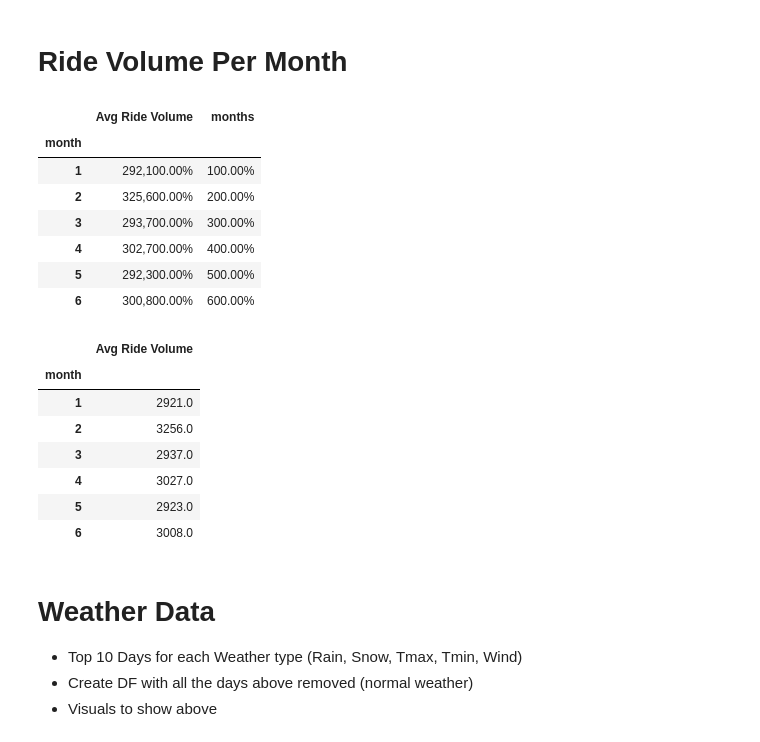
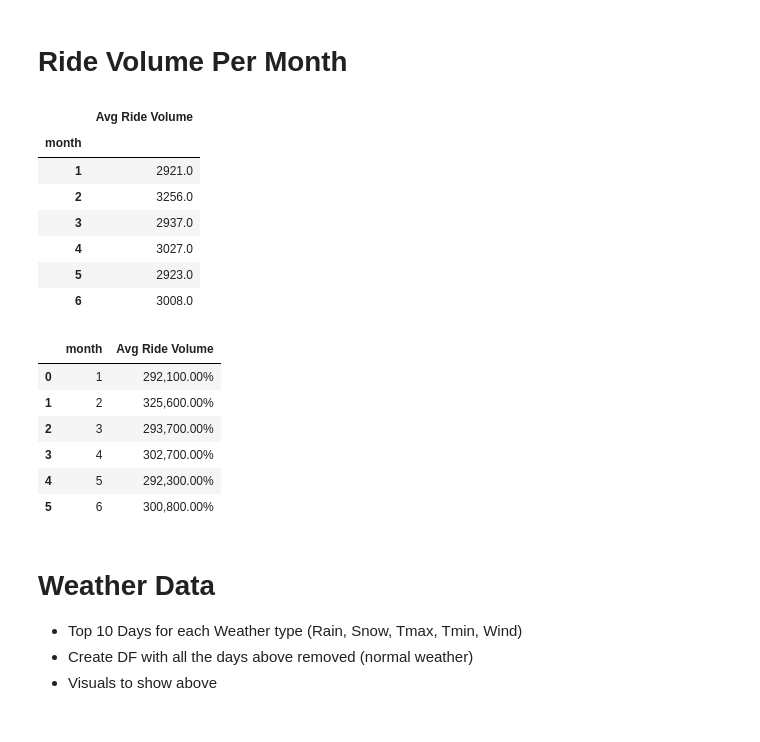
Before and after one commit to zachherington/project1-repo, a Jupyter notebook: src/NYC Taxi Rides vs. Weather.ipynb, the cells around one changed output. Drawn from its saved outputs; the diff is of its cells as text; code cells hidden in the pictures.

```diff
--- a/src/NYC Taxi Rides vs. Weather.ipynb
+++ b/src/NYC Taxi Rides vs. Weather.ipynb
@@ -150,7 +150,7 @@ for index, row in manhattan_taxi_zones.iterrows():
     except:
         latitudes.append(np.nan)
         longitudes.append(np.nan)
-        print("Skip/NaN")
+        32print("Skip/NaN")
 manhattan_taxi_zones['Latitude'] = latitudes
 manhattan_taxi_zones['Longitude'] = longitudes
 
@@ -294,36 +294,36 @@ ride_volume_per_day_dfrename.sort_values('date').head()
 # Finding average of ride volume per month
 # Used as baseline to calculate % change
 
-ride_volume_per_day_dfrename['month'] = pd.DatetimeIndex(ride_volume_per_day_dfrename['date']).month
-avg_vol_month = round(ride_volume_per_day_dfrename.groupby(['month']).mean(),0)
-avg_vol_month = avg_vol_month.rename(columns = {'Ride Volume': 'Avg Ride Volume'})
-avg_vol_month
+# ride_volume_per_day_dfrename['month'] = pd.DatetimeIndex(ride_volume_per_day_dfrename['date']).month
+# avg_vol_month = round(ride_volume_per_day_dfrename.groupby(['month']).mean(),0)
+# avg_vol_month = avg_vol_month.rename(columns = {'Ride Volume': 'Avg Ride Volume'})
+# avg_vol_month
 # %% [output]
-|  | Avg Ride Volume | months |
-| month |  |  |
-| 1 | 292,100.00% | 100.00% |
-| 2 | 325,600.00% | 200.00% |
-| 3 | 293,700.00% | 300.00% |
-| 4 | 302,700.00% | 400.00% |
-| 5 | 292,300.00% | 500.00% |
-| 6 | 300,800.00% | 600.00% |
+|  | Avg Ride Volume |
+| month |  |
+| 1 | 2921.0 |
+| 2 | 3256.0 |
+| 3 | 2937.0 |
+| 4 | 3027.0 |
+| 5 | 2923.0 |
+| 6 | 3008.0 |
 # %%
 # Finding average of ride volume per month
 # Used as baseline to calculate % change
 
 ride_volume_per_day_dfrename['month'] = pd.DatetimeIndex(ride_volume_per_day_dfrename['date']).month
 avg_vol_month = round(ride_volume_per_day_dfrename.groupby(['month']).mean(),0)
 avg_vol_month = avg_vol_month.rename(columns = {'Ride Volume': 'Avg Ride Volume'})
-avg_vol_month
+avg_vol_month_reset = avg_vol_month.reset_index()
+avg_vol_month_reset
 # %% [output]
-|  | Avg Ride Volume |
-| month |  |
-| 1 | 2921.0 |
-| 2 | 3256.0 |
-| 3 | 2937.0 |
-| 4 | 3027.0 |
-| 5 | 2923.0 |
-| 6 | 3008.0 |
+|  | month | Avg Ride Volume |
+| 0 | 1 | 292,100.00% |
+| 1 | 2 | 325,600.00% |
+| 2 | 3 | 293,700.00% |
+| 3 | 4 | 302,700.00% |
+| 4 | 5 | 292,300.00% |
+| 5 | 6 | 300,800.00% |
 # %% [markdown]
 # Weather Data
 * Top 10 Days for each Weather type (Rain, Snow, Tmax, Tmin, Wind)
```
Also changed, not shown: parts of 3 cells of this notebook.
